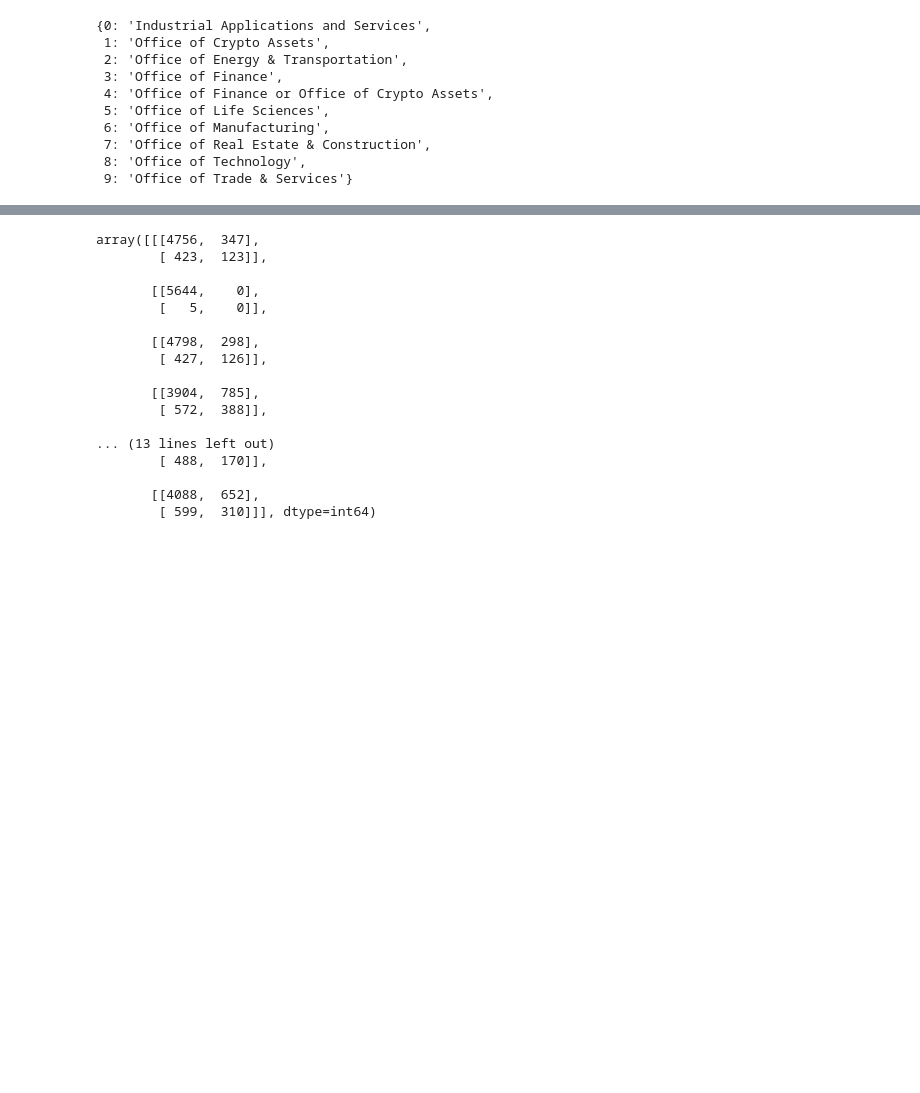
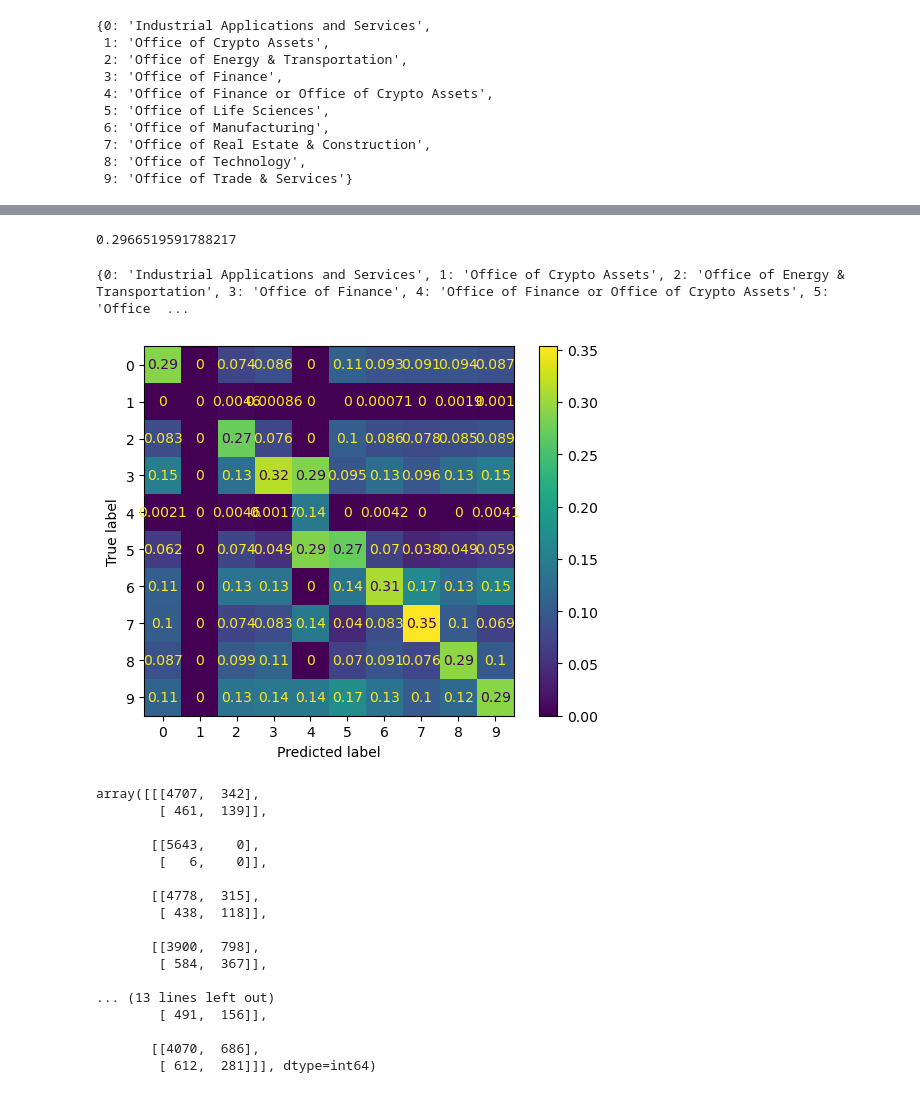
Before and after one commit to BNDT4Sen/Final-Project-Financial-Analysis, a Jupyter notebook: Predictive-Models/Random_Forest.ipynb, the cells around one changed output, grey strips where cells are left out. Drawn from its saved outputs; the diff is of its cells as text; code cells hidden in the pictures; blank space fills up the shorter version.

Commit message:
Added documentation to the PCA and Random Forest notebooks, continued working on the pipeline.

```diff
--- a/Predictive-Models/Random_Forest.ipynb
+++ b/Predictive-Models/Random_Forest.ipynb
@@ -64,20 +50,49 @@ print(f1_score(y_test, y_pred, average = 'weighted'))
-# %%
-multilabel_confusion_matrix(y_test, y_pred)
-# %% [output]
-array([[[4756,  347],
-        [ 423,  123]],
-
-       [[5644,    0],
-        [   5,    0]],
-
-       [[4798,  298],
-        [ 427,  126]],
-
-       [[3904,  785],
-        [ 572,  388]],
-
-... (13 lines left out)
-        [ 488,  170]],
-
-       [[4088,  652],
-        [ 599,  310]]], dtype=int64)
+# %%
+# The Random Forest model is defined. F1 score will be the primary metric used for measuring the model.
+# Otherwise, a relatively high accuracy could be achieved by the model by simply guessing the most common Office naively.
+
+model = RandomForestClassifier()
+
+model.fit(X_train, y_train)
+
+y_pred = model.predict(X_test)
+
+print(f1_score(y_test, y_pred, average = 'weighted'))
+# %% [output]
+0.2966519591788217
+# %%
+# Below is a confusion matrix for each Office according to their order in the dictionary.
+# The precision and recall of the model varied significantly from office to office.
+# The model was better at predicting
+
+office_dict = {}
+
+for label in range(len(target_encoding.classes_)):
+    office = target_encoding.classes_[label]
+    office_dict[label] = office
+
+print(office_dict)
+
+ConfusionMatrixDisplay.from_predictions(y_test, y_pred, normalize = 'pred')
+plt.show()
+multilabel_confusion_matrix(y_test, y_pred)
+# %% [output]
+{0: 'Industrial Applications and Services', 1: 'Office of Crypto Assets', 2: 'Office of Energy & Transportation', 3: 'Office of Finance', 4: 'Office of Finance or Office of Crypto Assets', 5: 'Office  ...
+[figure, added]
+array([[[4707,  342],
+        [ 461,  139]],
+
+       [[5643,    0],
+        [   6,    0]],
+
+       [[4778,  315],
+        [ 438,  118]],
+
+       [[3900,  798],
+        [ 584,  367]],
+
+... (13 lines left out)
+        [ 491,  156]],
+
+       [[4070,  686],
+        [ 612,  281]]], dtype=int64)
```
Also changed, not shown: parts of 4 cells of this notebook, 2 other files.
